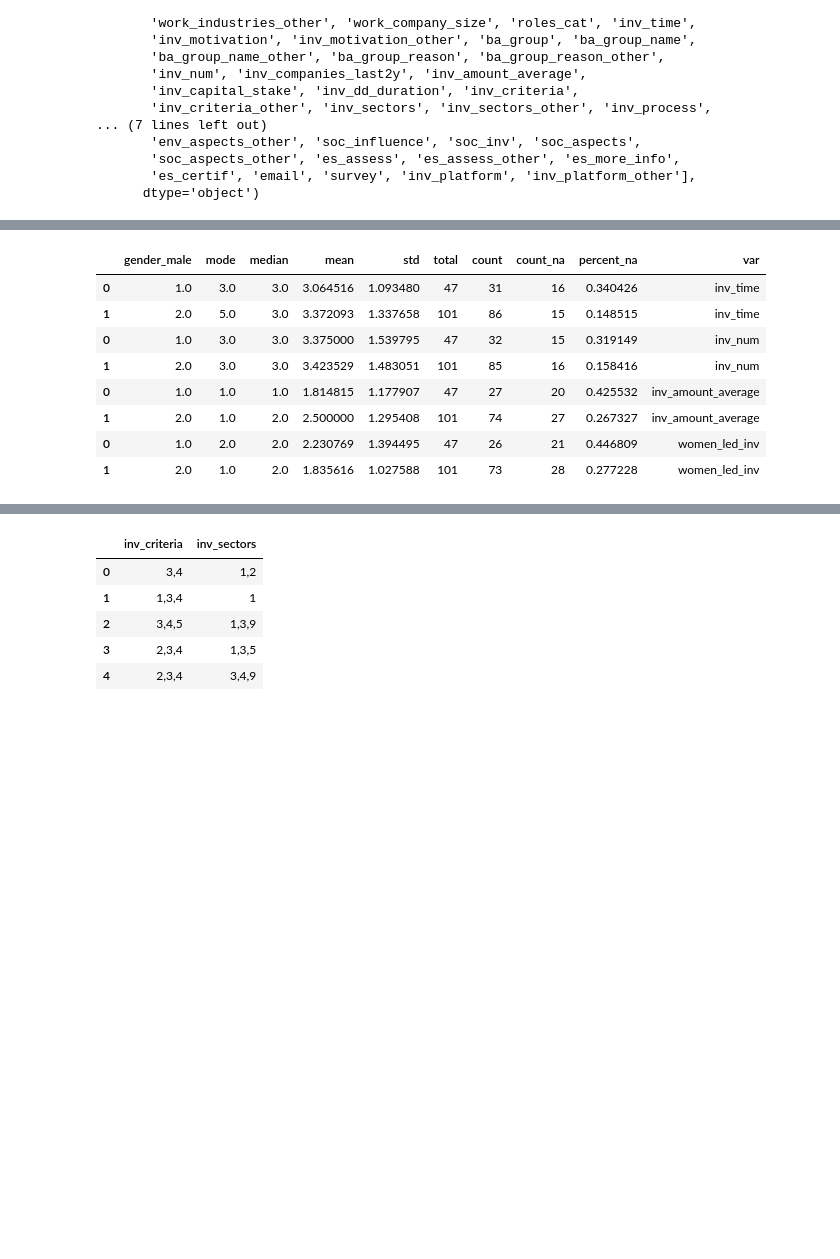
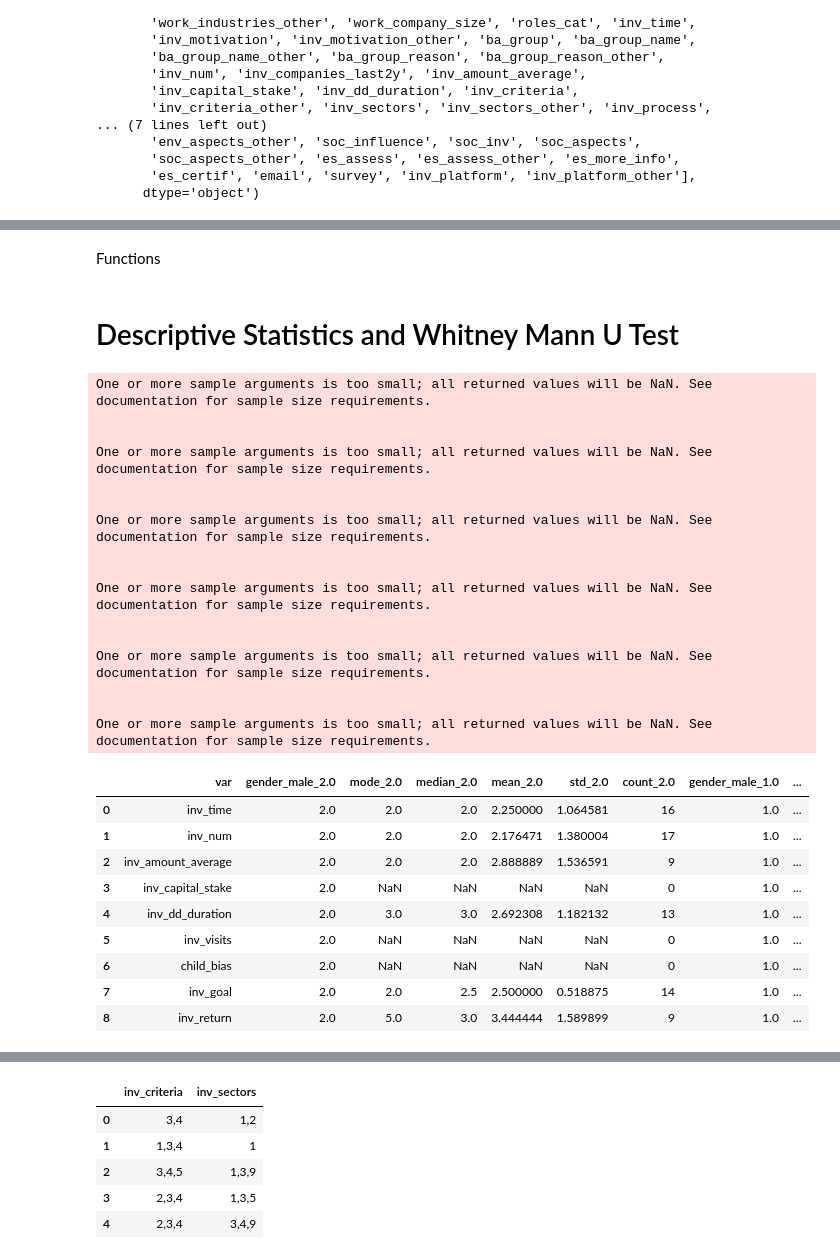
Before and after one commit to D2HStack/BAC4SHC, a Jupyter notebook: descriptive.ipynb, the cells around one changed output, grey strips where cells are left out. Drawn from its saved outputs; the diff is of its cells as text; code cells hidden in the pictures; blank space fills up the shorter version.

Commit message:
variable class

```diff
--- a/descriptive.ipynb
+++ b/descriptive.ipynb
@@ -49,19 +35,3 @@ Index(['start_date', 'end_date', 'survey_status', 'completion_level',
        'soc_aspects_other', 'es_assess', 'es_assess_other', 'es_more_info',
        'es_certif', 'email', 'survey', 'inv_platform', 'inv_platform_other'],
       dtype='object')
-# %%
-# Proportions of women and men in both surveys
-
-pd.options.display.max_columns = None
-columns={
-    'gender_male': 'gender',
-    'start_date': 'percentage',
-}
-# df_temp=df_load[['survey', 'gender_male', 'age', 'children_num', 'edu_level']].groupby(['survey']).mean()
-df_temp=df_load.copy()
-df_temp['gender_male']=df_temp['gender_male'].replace(1, 'women')
-df_temp['gender_male']=df_temp['gender_male'].replace(2, 'men')
-df_temp=df_temp.dropna(subset=['gender_male'])
-df_stats=(df_temp.groupby(['survey', 'gender_male'])['start_date'].count()).div(df_temp.groupby(['survey'])['start_date'].count())
-df_stats=df_stats.reset_index().rename(columns=columns)
-df_stats
@@ -74,3 +191,5 @@ df_stats
+# %% [markdown]
+Functions
 # %%
 ############### Functions ###############
 import pandas as pd
@@ -112,19 +262,52 @@ def freq_table(df, column, start_index, category_labels):
+# %% [markdown]
+# Descriptive Statistics and Whitney Mann U Test
 # %%
-# Investor experience Numerical and ordinal variables
+# Descriptive statistics
 # Gender
+import pandas as pd
 
-funcs=[mode, 'median', 'mean', 'std', total, 'count', count_na, percent_na]
-groups=['gender_male']
-columns=['inv_time', 'inv_num', 'inv_amount_average', 'women_led_inv']
+# Basic statistics
+# df=df_load
+# df=df_load[df_load['survey']=='BA'] # BA only
+df=df_load[df_load['survey']=='CI'] # CI only
 
-basic_stats(df_load, funcs, groups, columns)
+funcs=[mode, 'median', 'mean', 'std', 'count',]
+group_label='gender_male'
+
+columns=[]
+for col in COLS:
+    if (col in ORDINAL_COLS) & (not col in MUL_COLS) & (not col in GENDER_COLS):
+        columns.append(col)
+
+df_results=des_stats_table(df, funcs, group_label, columns)
+display(df_results)
+# df_results.to_excel('assets/tables/des_stats_gender_all.xlsx', sheet_name='des_stats_gender_all')
+# df_results.to_excel('assets/tables/des_stats_gender_ba.xlsx', sheet_name='des_stats_gender_ba')
+# df_results.to_excel('assets/tables/des_stats_gender_ci.xlsx', sheet_name='des_stats_gender_ci')
 # %% [output]
+One or more sample arguments is too small; all returned values will be NaN. See documentation for sample size requirements.
+
+
+One or more sample arguments is too small; all returned values will be NaN. See documentation for sample size requirements.
+
+
+One or more sample arguments is too small; all returned values will be NaN. See documentation for sample size requirements.
+
+
+One or more sample arguments is too small; all returned values will be NaN. See documentation for sample size requirements.
+
+
+One or more sample arguments is too small; all returned values will be NaN. See documentation for sample size requirements.
+
+
+One or more sample arguments is too small; all returned values will be NaN. See documentation for sample size requirements.
-|  | gender_male | mode | median | mean | std | total | count | count_na | percent_na | var |
-| 0 | 1.0 | 3.0 | 3.0 | 3.064516 | 1.093480 | 47 | 31 | 16 | 0.340426 | inv_time |
-| 1 | 2.0 | 5.0 | 3.0 | 3.372093 | 1.337658 | 101 | 86 | 15 | 0.148515 | inv_time |
-| 0 | 1.0 | 3.0 | 3.0 | 3.375000 | 1.539795 | 47 | 32 | 15 | 0.319149 | inv_num |
-| 1 | 2.0 | 3.0 | 3.0 | 3.423529 | 1.483051 | 101 | 85 | 16 | 0.158416 | inv_num |
-| 0 | 1.0 | 1.0 | 1.0 | 1.814815 | 1.177907 | 47 | 27 | 20 | 0.425532 | inv_amount_average |
-| 1 | 2.0 | 1.0 | 2.0 | 2.500000 | 1.295408 | 101 | 74 | 27 | 0.267327 | inv_amount_average |
-| 0 | 1.0 | 2.0 | 2.0 | 2.230769 | 1.394495 | 47 | 26 | 21 | 0.446809 | women_led_inv |
-| 1 | 2.0 | 1.0 | 2.0 | 1.835616 | 1.027588 | 101 | 73 | 28 | 0.277228 | women_led_inv |
+|  | var | gender_male_2.0 | mode_2.0 | median_2.0 | mean_2.0 | std_2.0 | count_2.0 | gender_male_1.0 | ... |
+| 0 | inv_time | 2.0 | 2.0 | 2.0 | 2.250000 | 1.064581 | 16 | 1.0 | ... |
+| 1 | inv_num | 2.0 | 2.0 | 2.0 | 2.176471 | 1.380004 | 17 | 1.0 | ... |
+| 2 | inv_amount_average | 2.0 | 2.0 | 2.0 | 2.888889 | 1.536591 | 9 | 1.0 | ... |
+| 3 | inv_capital_stake | 2.0 | NaN | NaN | NaN | NaN | 0 | 1.0 | ... |
+| 4 | inv_dd_duration | 2.0 | 3.0 | 3.0 | 2.692308 | 1.182132 | 13 | 1.0 | ... |
+| 5 | inv_visits | 2.0 | NaN | NaN | NaN | NaN | 0 | 1.0 | ... |
+| 6 | child_bias | 2.0 | NaN | NaN | NaN | NaN | 0 | 1.0 | ... |
+| 7 | inv_goal | 2.0 | 2.0 | 2.5 | 2.500000 | 0.518875 | 14 | 1.0 | ... |
+| 8 | inv_return | 2.0 | 5.0 | 3.0 | 3.444444 | 1.589899 | 9 | 1.0 | ... |
```
Also changed, not shown: parts of 32 cells of this notebook, 4 other files.
